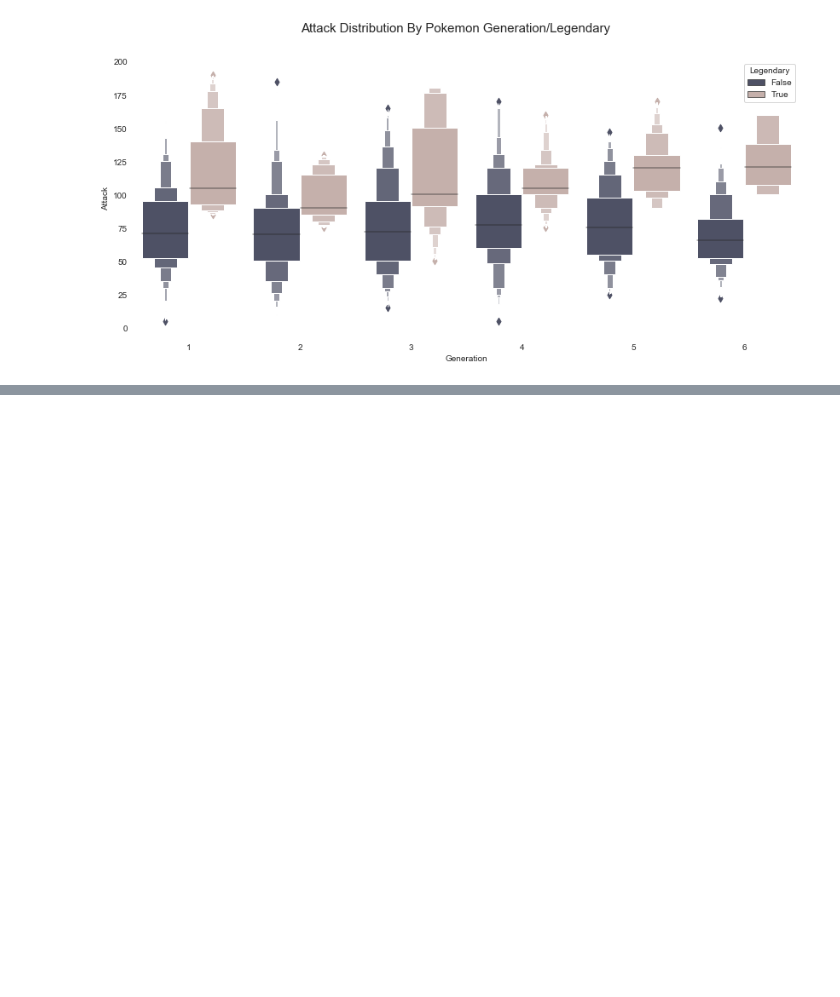
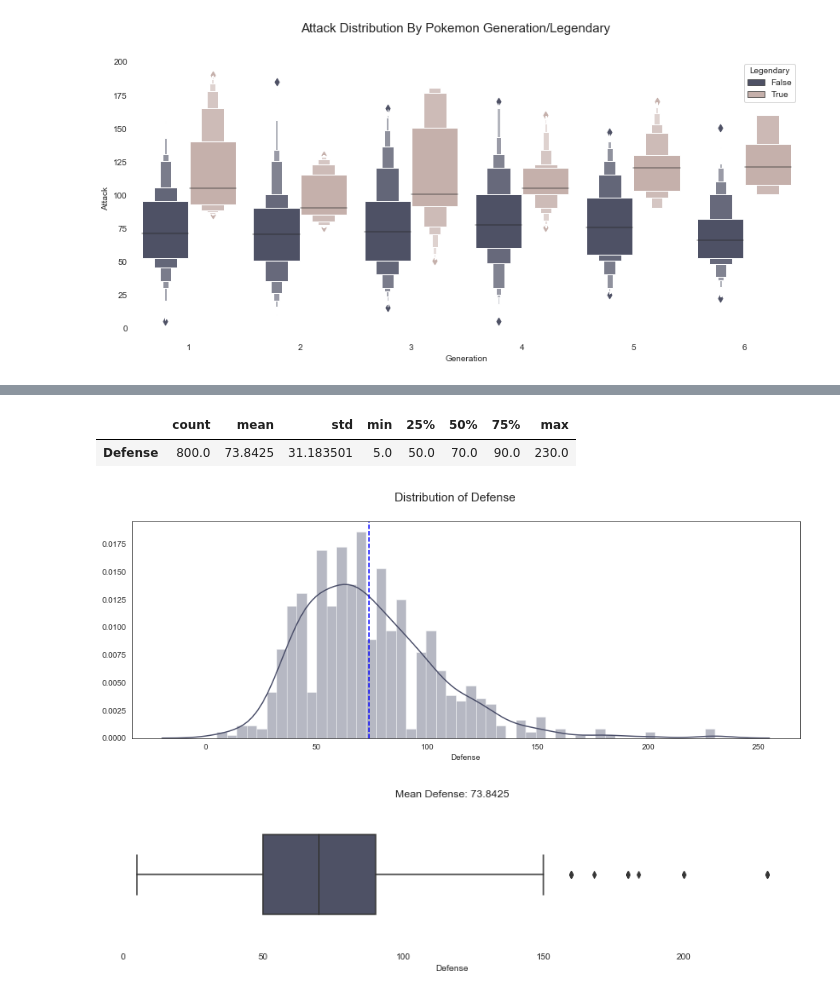
Before and after one commit to JakubPluta/EDA-ML, a Jupyter notebook: Pokemon EDA.ipynb, the cells around one changed output, grey strips where cells are left out. Cells and saved outputs as stored; diff of their text form; code cells hidden in the pictures; blank space fills up the shorter version.

```diff
--- a/Pokemon EDA.ipynb
+++ b/Pokemon EDA.ipynb
@@ -325,0 +342,15 @@ plt.suptitle('Attack Distribution By Pokemon Generation/Legendary',fontsize=15);
+# %%
+f,ax = plt.subplots(figsize=(15,5))
+h0 = sns.distplot(data['Defense'],color='#4A4E69',bins=50)
+plt.axvline(data['Defense'].mean(),linestyle='dashed',color='b')
+plt.suptitle('Distribution of Defense',fontsize=15);
+plt.figure(figsize=(14,3));
+sns.boxplot(data['Defense'],palette=['#4A4E69'],width=0.55);
+plt.title(f"Mean Defense: {str(data['Defense'].mean())}",fontsize=12);
+sns.despine(bottom=True,left=True)
+pd.DataFrame(data['Defense'].describe()).T
+# %% [output]
+|  | count | mean | std | min | 25% | 50% | 75% | max |
+| Defense | 800.0 | 73.8425 | 31.183501 | 5.0 | 50.0 | 70.0 | 90.0 | 230.0 |
+[figure, added]
+[figure, added]
```
Also changed, not shown: parts of 15 cells of this notebook.
